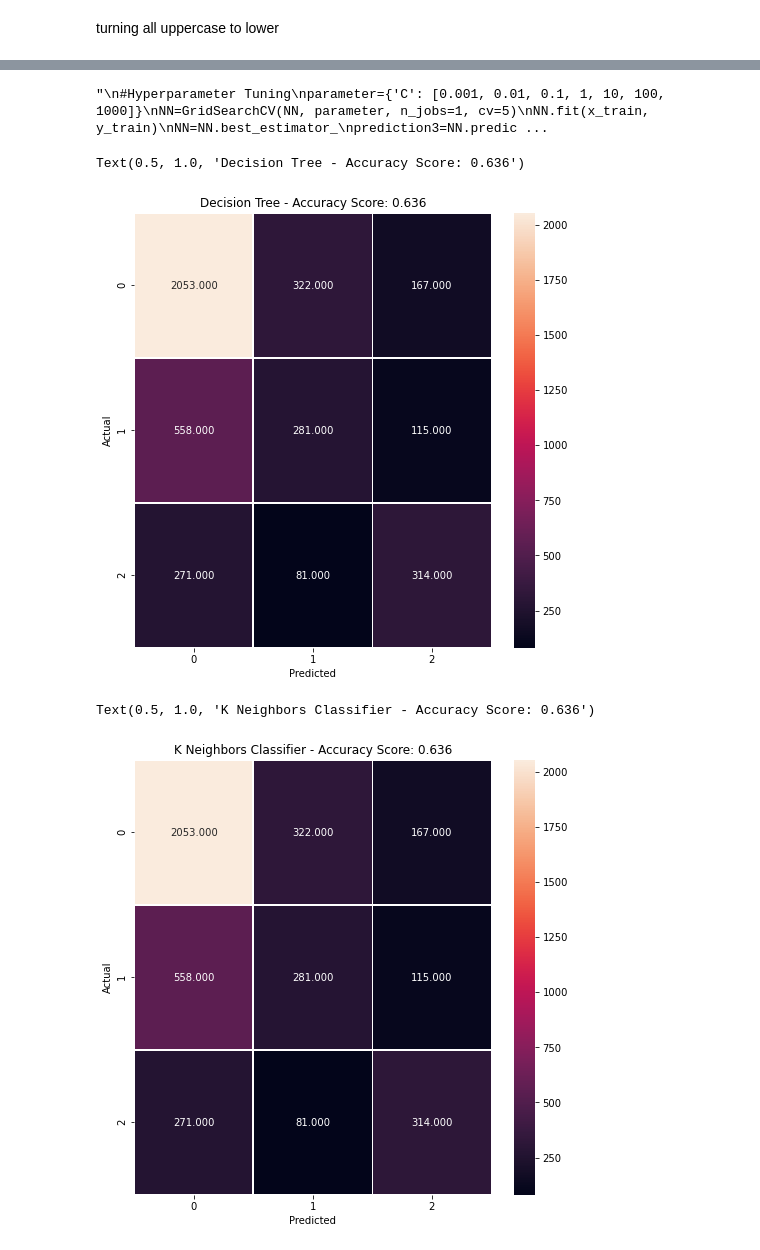
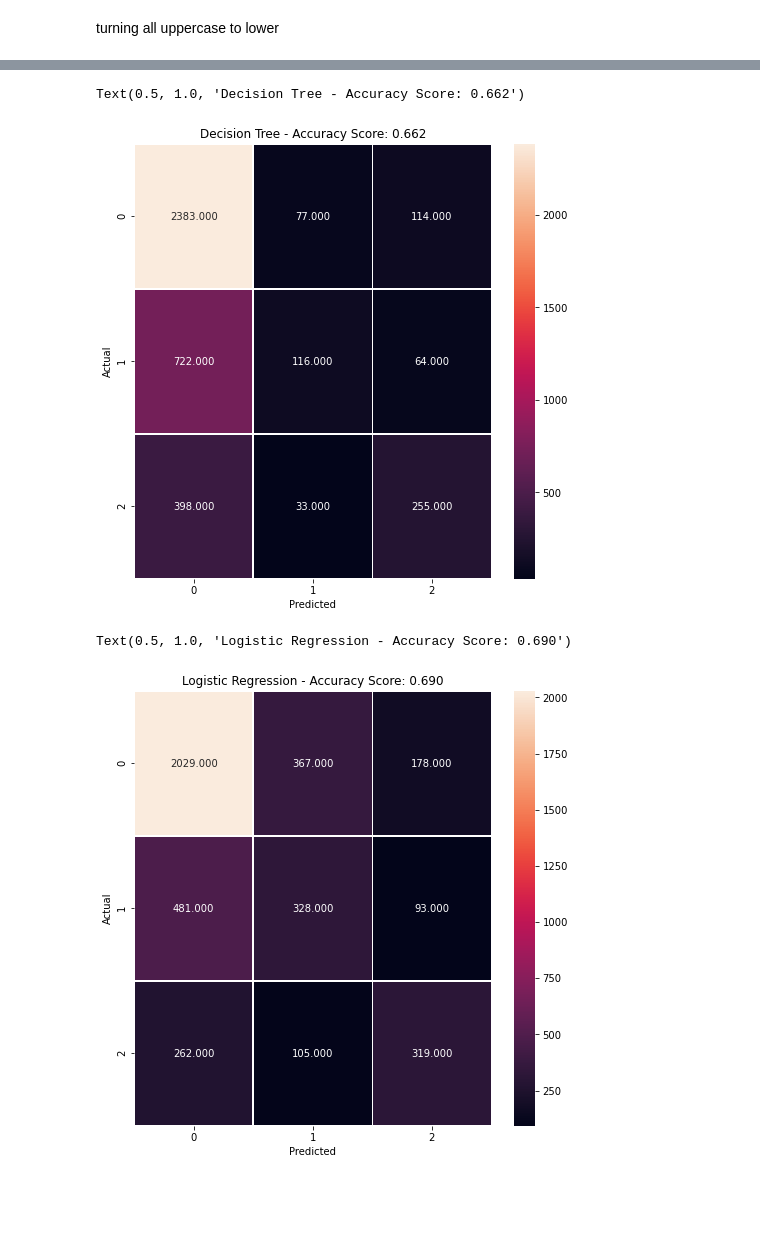
Before and after one commit to leestorm4520/MachineLearning_SentimentAnalysis, a Jupyter notebook: SAModel.ipynb, the cells around one changed output, grey strips where cells are left out. Drawn from its saved outputs; the diff is of its cells as text; code cells hidden in the pictures; blank space fills up the shorter version.

```diff
--- a/SAModel.ipynb
+++ b/SAModel.ipynb
@@ -75,6 +73,12 @@ x_train, x_test, y_train, y_test= train_test_split(x_vectorized, y, test_size=0.
 # %%
 #Using decision tree
 from sklearn.tree import DecisionTreeClassifier
-dt=DecisionTreeClassifier(criterion='gini')
-dt.fit(x_train, y_train)
-prediction1=dt.predict(x_test)
+dt=DecisionTreeClassifier(max_depth=25, criterion='gini')
+params = {
+    'max_depth': [2, 3, 5, 10, 25],
+    'min_samples_leaf': [5, 10, 20, 50, 100],
+    'criterion': ["gini", "entropy"]
+}
+gs_dt = GridSearchCV(estimator=dt, param_grid=params, cv=4, n_jobs=-1, verbose=1, scoring = "accuracy")
+gs_dt.fit(x_train, y_train)
+prediction1=gs_dt.predict(x_test)
@@ -81,9 +87,12 @@ prediction1=dt.predict(x_test)
-# %%
-#K Neighbors Classifer
-from sklearn.neighbors import KNeighborsClassifier
-KNN= KNeighborsClassifier(n_neighbors=3)
-KNN.fit(x_train, y_train)
-prediction2=KNN.predict(x_test)
+# %%
+#Using Logistic Regression
+from sklearn.linear_model import LogisticRegression
+lr=LogisticRegression(multi_class='multinomial', solver='newton-cg')
+lr.fit(x_train, y_train)
+params = {'C': [0.001, 0.01, 0.1, 1, 10, 100, 1000] }
+gs_lr=GridSearchCV(lr, params, n_jobs=1, cv=5)
+gs_lr.fit(x_train, y_train)
+prediction2=gs_lr.predict(x_test)
 # %%
 #Multi-layer perceptron Classifier
 from sklearn.neural_network import MLPClassifier
@@ -102,14 +108,3 @@ Increase the number of iterations (max_iter) or scale the data as shown in:
-# %%
-'''
-#Hyperparameter Tuning
-parameter={'C': [0.001, 0.01, 0.1, 1, 10, 100, 1000]}
-NN=GridSearchCV(NN, parameter, n_jobs=1, cv=5)
-NN.fit(x_train, y_train)
-NN=NN.best_estimator_
-prediction3=NN.predict(x_test)
-'''
-# %% [output]
-"\n#Hyperparameter Tuning\nparameter={'C': [0.001, 0.01, 0.1, 1, 10, 100, 1000]}\nNN=GridSearchCV(NN, parameter, n_jobs=1, cv=5)\nNN.fit(x_train, y_train)\nNN=NN.best_estimator_\nprediction3=NN.predic ...
 # %%
 #Measure performance using Confusion Matrix
 import matplotlib.pyplot as plt
@@ -124,19 +119,19 @@ plt.ylabel('Actual')
 title='Decision Tree - Accuracy Score: %0.3f'%accuracy_score(y_test, prediction1)
 plt.title(title, size=12)
 # %% [output]
-Text(0.5, 1.0, 'Decision Tree - Accuracy Score: 0.636')
+Text(0.5, 1.0, 'Decision Tree - Accuracy Score: 0.662')
-[figure, old version]
+[figure, new version]
 # %%
 cm2=metrics.confusion_matrix(y_test, prediction2)
 plt.figure(figsize=(8,8))
 sns.heatmap(cm1, annot=True, fmt='0.3f', linewidth=.5)
 plt.xlabel('Predicted')
 plt.ylabel('Actual')
-title='K Neighbors Classifier - Accuracy Score: %0.3f'%accuracy_score(y_test, prediction1)
+title='Logistic Regression - Accuracy Score: %0.3f'%accuracy_score(y_test, prediction2)
 plt.title(title, size=12)
 # %% [output]
-Text(0.5, 1.0, 'K Neighbors Classifier - Accuracy Score: 0.636')
+Text(0.5, 1.0, 'Logistic Regression - Accuracy Score: 0.690')
-[figure, old version]
+[figure, new version]
 # %%
 cm3=metrics.confusion_matrix(y_test, prediction3)
 plt.figure(figsize=(8,8))
```
Also changed, not shown: parts of 7 cells of this notebook.
